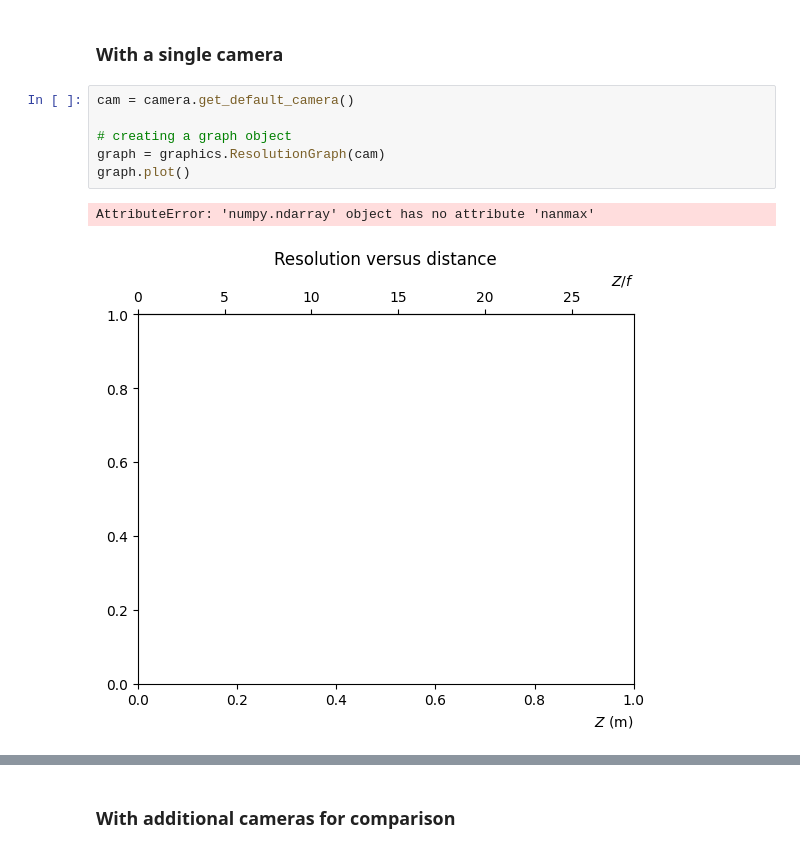
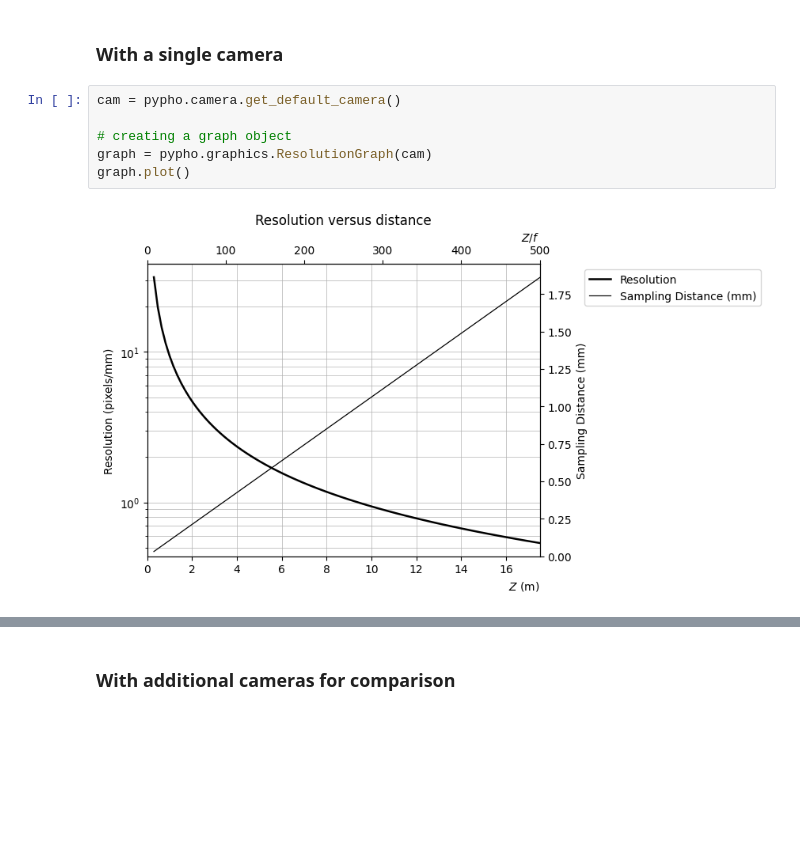
Before and after one commit to GeoISTO/PyPho_binder, a Jupyter notebook: notebooks/02_camera_definition.ipynb, the cells around one changed output, grey strips where cells are left out. Saved outputs shown, nothing was run; the diff lists cells and outputs as text; blank space fills up the shorter version.

```diff
--- a/notebooks/02_camera_definition.ipynb
+++ b/notebooks/02_camera_definition.ipynb
@@ -89,13 +104,12 @@ camera.Camera(cam_id= "A7RIV",
 # %% [markdown]
 ### With a single camera
 # %%
-cam = camera.get_default_camera()
+cam = pypho.camera.get_default_camera()
 
 # creating a graph object
-graph = graphics.ResolutionGraph(cam)
+graph = pypho.graphics.ResolutionGraph(cam)
 graph.plot()
 # %% [output]
-AttributeError: 'numpy.ndarray' object has no attribute 'nanmax'
-[figure, old version]
+[figure, new version]
 # %%
 # or directly from the helper function
```
Also changed, not shown: parts of 30 cells of this notebook, 2 other files.
